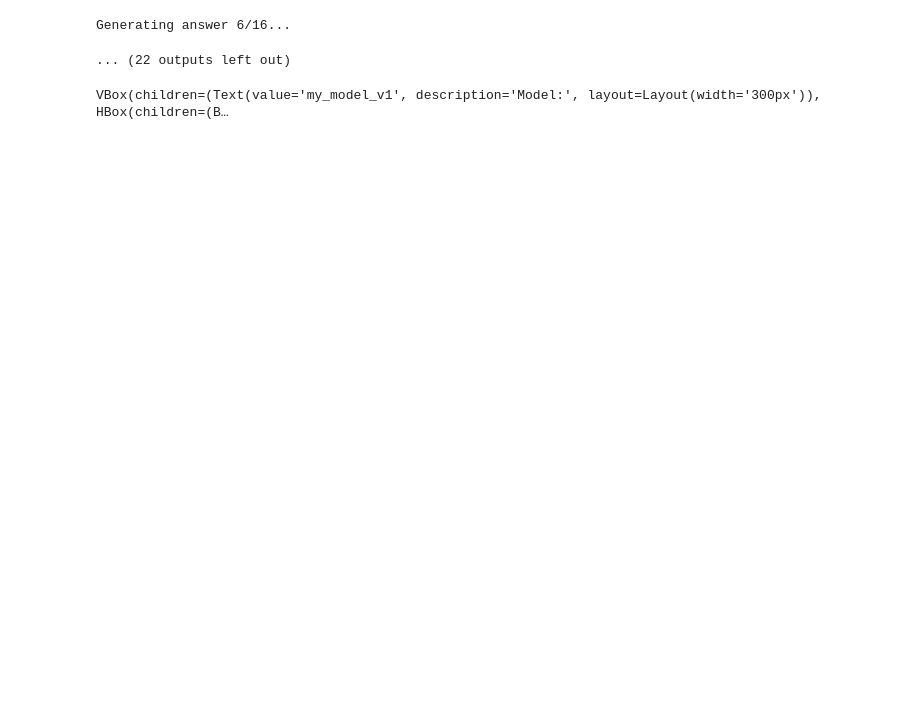
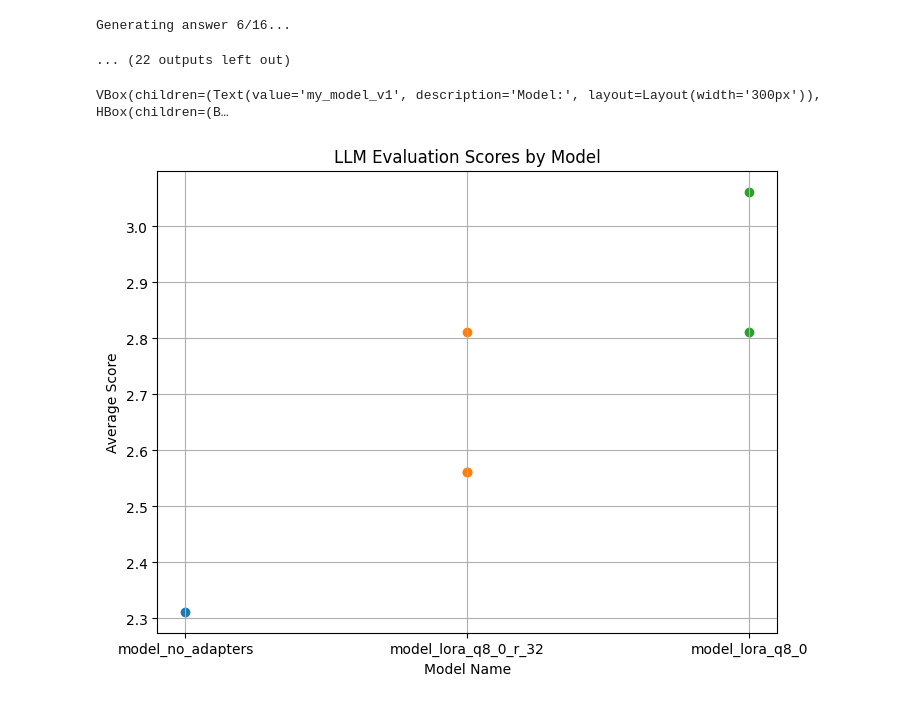
Before and after one commit to sofieschn/ID2223-Lab2-Chatbot, a Jupyter notebook: Test.ipynb, the cells around one changed output. Drawn from its saved outputs; the diff is of its cells as text; code cells hidden in the pictures; blank space fills up the shorter version.

```diff
--- a/Test.ipynb
+++ b/Test.ipynb
@@ -277,3 +280,19 @@ ui = widgets.VBox([
 display(ui)
 # %% [output]
 VBox(children=(Text(value='my_model_v1', description='Model:', layout=Layout(width='300px')), HBox(children=(B…
+# %%
+import pandas as pd
+import matplotlib.pyplot as plt
+df = pd.read_csv("llm_eval_history.csv")
+model_names = df["model_name"].unique()
+plt.figure(figsize=(8,6))
+for model in model_names:
+    scores = df[df["model_name"] == model]["avg_score"]
+    plt.scatter([model]*len(scores), scores, label=model)
+plt.xlabel("Model Name")
+plt.ylabel("Average Score")
+plt.title("LLM Evaluation Scores by Model")
+plt.grid(True)
+plt.show()
+# %% [output]
+[figure, added]
```
Also changed, not shown: parts of 4 cells of this notebook, 2 other files.
